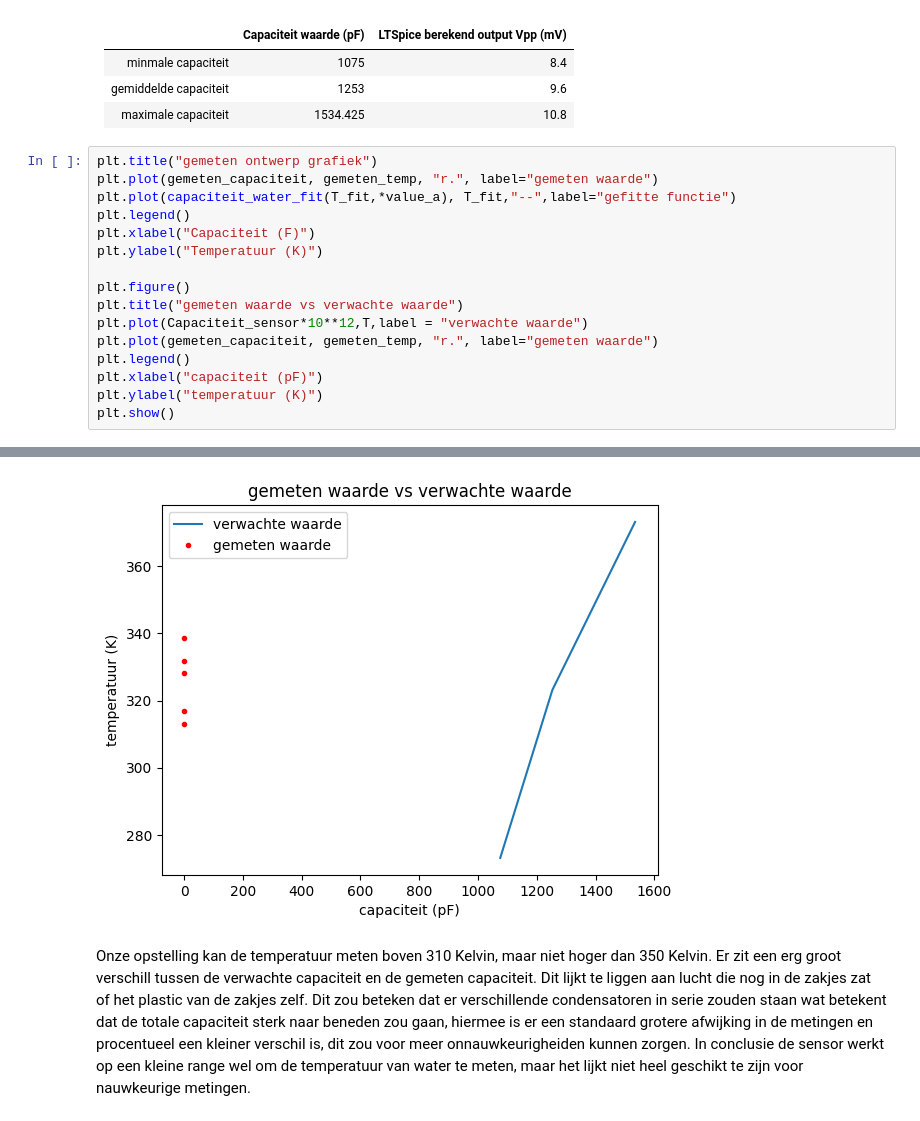
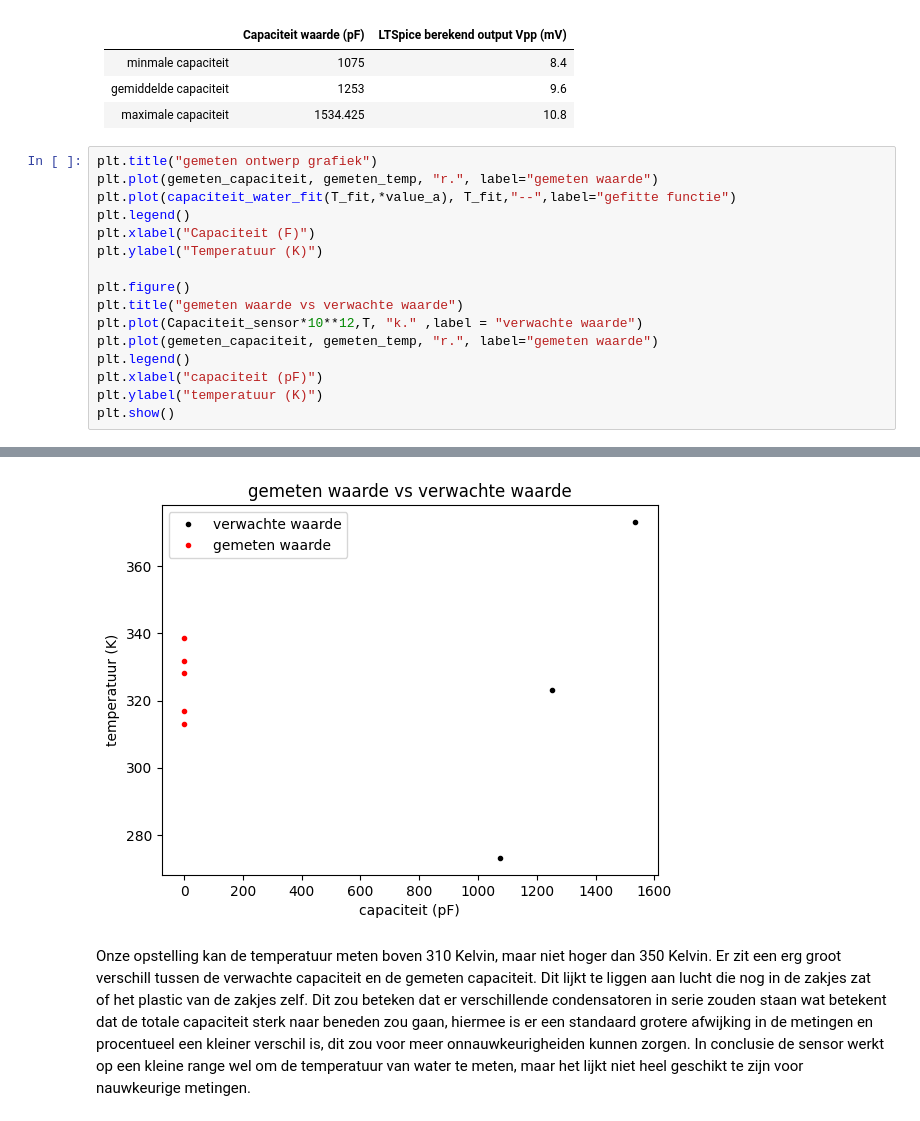
Before and after one commit to AAAGomperts/opdrachten-DEF-D, a Jupyter notebook: FysiekeOntwerpopdrachten/2OntwerpEenSensorCondensator/DEFOntwerpopdracht2OntwerpEenSensorInvulTemplate.ipynb, the cells around one changed output, grey strips where cells are left out. Drawn from its saved outputs; the diff is of its cells as text.

```diff
--- a/FysiekeOntwerpopdrachten/2OntwerpEenSensorCondensator/DEFOntwerpopdracht2OntwerpEenSensorInvulTemplate.ipynb
+++ b/FysiekeOntwerpopdrachten/2OntwerpEenSensorCondensator/DEFOntwerpopdracht2OntwerpEenSensorInvulTemplate.ipynb
@@ -268,21 +268,21 @@ Onze sensor kan nog verbetered worden door de volgende verbeteringen (minimaal 2
 # %%
 plt.title("gemeten ontwerp grafiek")
 plt.plot(gemeten_capaciteit, gemeten_temp, "r.", label="gemeten waarde")
 plt.plot(capaciteit_water_fit(T_fit,*value_a), T_fit,"--",label="gefitte functie")
 plt.legend()
 plt.xlabel("Capaciteit (F)")
 plt.ylabel("Temperatuur (K)")
 
 plt.figure()
 plt.title("gemeten waarde vs verwachte waarde")
-plt.plot(Capaciteit_sensor*10**12,T,label = "verwachte waarde")
+plt.plot(Capaciteit_sensor*10**12,T, "k." ,label = "verwachte waarde")
 plt.plot(gemeten_capaciteit, gemeten_temp, "r.", label="gemeten waarde")
 plt.legend()
 plt.xlabel("capaciteit (pF)")
 plt.ylabel("temperatuur (K)")
 plt.show()
 # %% [output]
 [figure]
-[figure, old version]
+[figure, new version]
 # %% [markdown]
 Onze opstelling kan de temperatuur meten boven 310 Kelvin, maar niet hoger dan 350 Kelvin. Er zit een erg groot verschill tussen de verwachte capaciteit en de gemeten capaciteit. Dit lijkt te liggen aan lucht die nog in de zakjes zat of het plastic van de zakjes zelf. Dit zou beteken dat er verschillende condensatoren in serie zouden staan wat betekent dat de totale capaciteit sterk naar beneden zou gaan, hiermee is er een standaard grotere afwijking in de metingen en procentueel een kleiner verschil is, dit zou voor meer onnauwkeurigheiden kunnen zorgen. In conclusie de sensor werkt op een kleine range wel om de temperatuur van water te meten, maar het lijkt niet heel geschikt te zijn voor nauwkeurige metingen.
```
